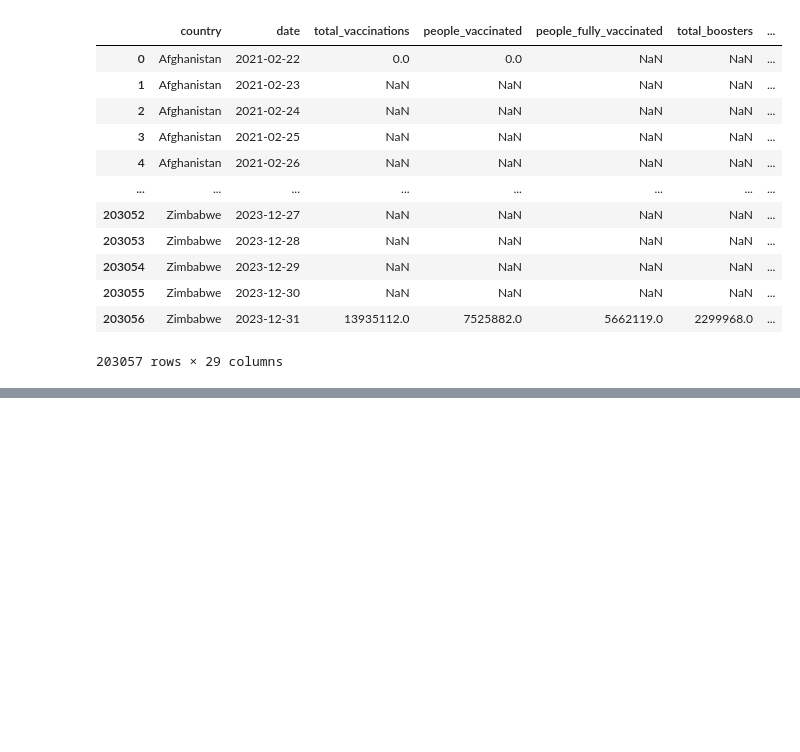
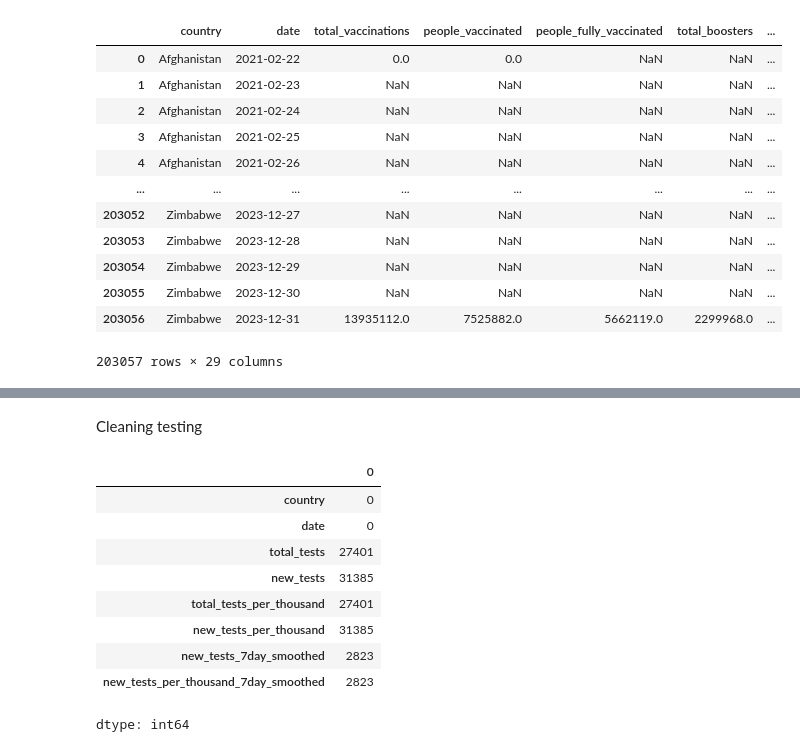
Before and after one commit to ArunKrishnan09/Covid-Analysis, a Jupyter notebook: Covid_analysis.ipynb, the cells around one changed output, grey strips where cells are left out. Cells and saved outputs as stored; diff of their text form; code cells hidden in the pictures; blank space fills up the shorter version.

```diff
--- a/Covid_analysis.ipynb
+++ b/Covid_analysis.ipynb
@@ -217,0 +228,15 @@ dtype: int64
+# %% [markdown]
+Cleaning testing
+# %%
+testing.isnull().sum()
+# %% [output]
+|  | 0 |
+| country | 0 |
+| date | 0 |
+| total_tests | 27401 |
+| new_tests | 31385 |
+| total_tests_per_thousand | 27401 |
+| new_tests_per_thousand | 31385 |
+| new_tests_7day_smoothed | 2823 |
+| new_tests_per_thousand_7day_smoothed | 2823 |
+dtype: int64
```
Also changed, not shown: parts of 7 cells of this notebook.
